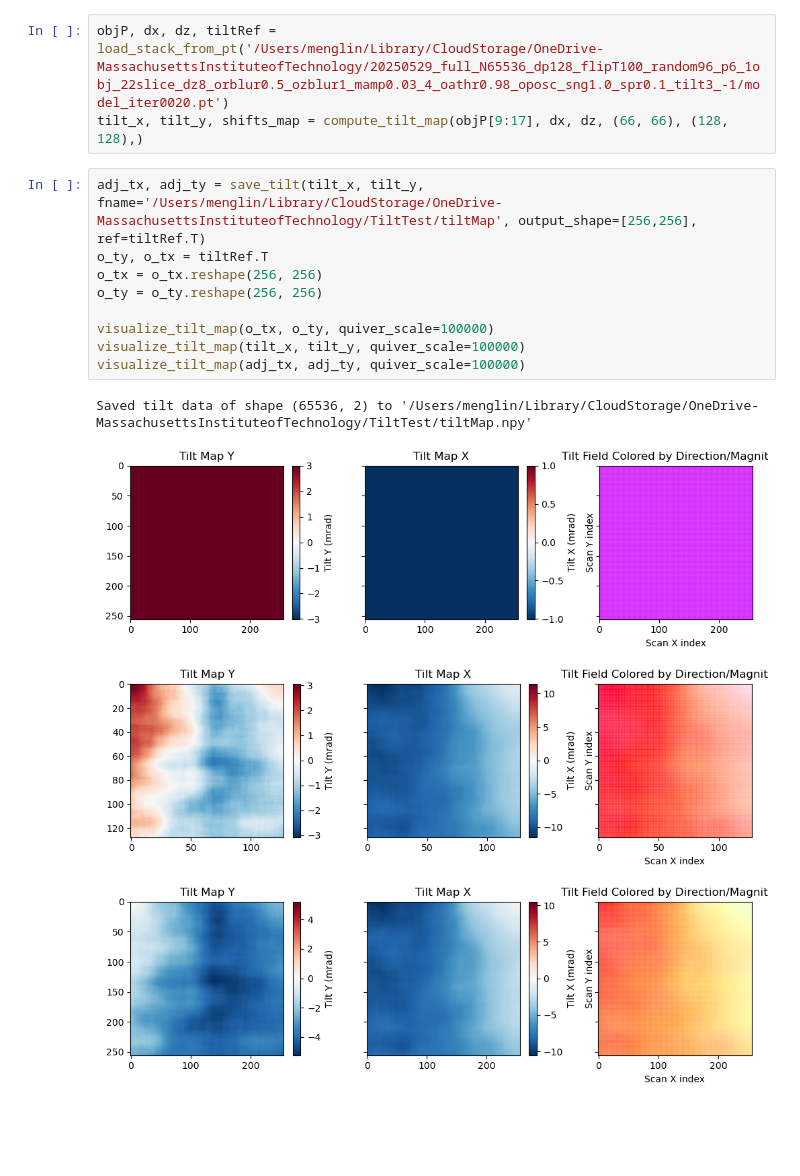
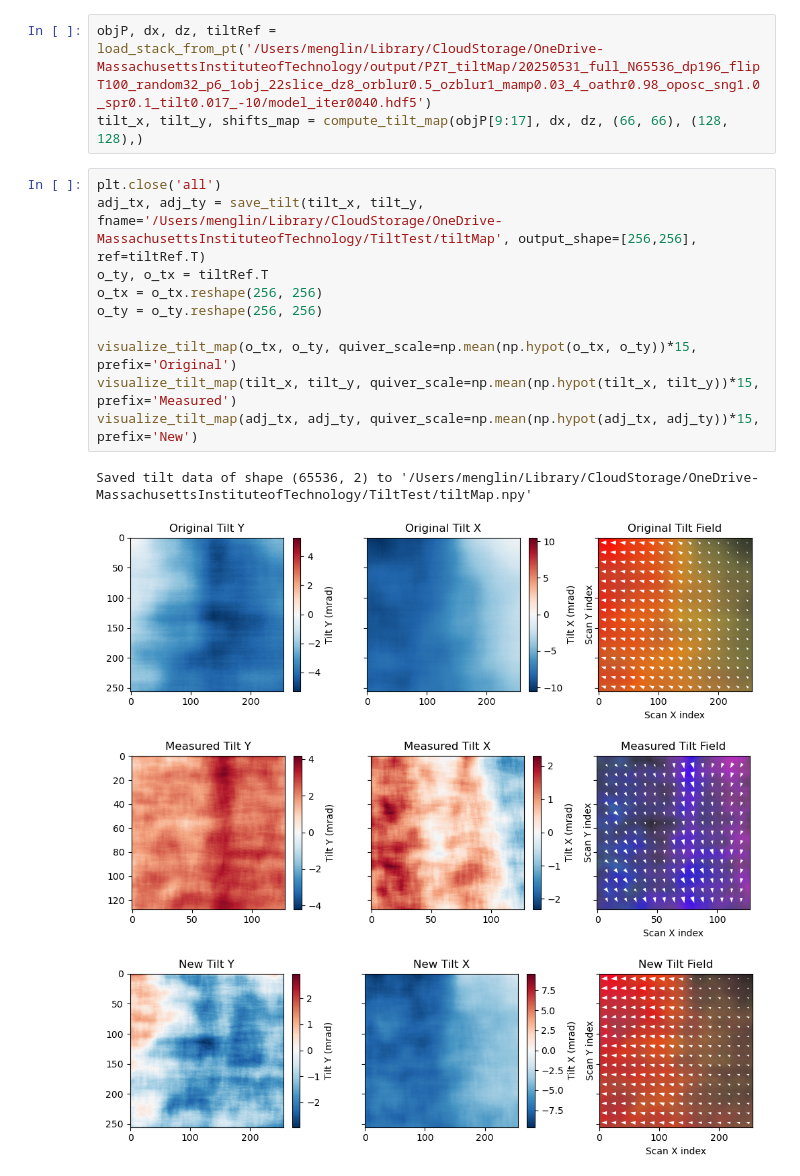
Before and after one commit to mlz-EM/ptyrad, a Jupyter notebook: scripts/get_tilt_map.ipynb, the cells around one changed output. Cells and saved outputs as stored; diff of their text form; blank space fills up the shorter version.

Commit message:
Update get_tilt_map.ipynb
tested

```diff
--- a/scripts/get_tilt_map.ipynb
+++ b/scripts/get_tilt_map.ipynb
@@ -187,19 +224,20 @@ def compute_tilt_map_EMPAD():
     """
     pass
 # %%
-objP, dx, dz, tiltRef = load_stack_from_pt('/Users/menglin/Library/CloudStorage/OneDrive-MassachusettsInstituteofTechnology/20250529_full_N65536_dp128_flipT100_random96_p6_1obj_22slice_dz8_orblur0.5_ozblur1_mamp0.03_4_oathr0.98_oposc_sng1.0_spr0.1_tilt3_-1/model_iter0020.pt')
+objP, dx, dz, tiltRef = load_stack_from_pt('/Users/menglin/Library/CloudStorage/OneDrive-MassachusettsInstituteofTechnology/output/PZT_tiltMap/20250531_full_N65536_dp196_flipT100_random32_p6_1obj_22slice_dz8_orblur0.5_ozblur1_mamp0.03_4_oathr0.98_oposc_sng1.0_spr0.1_tilt0.017_-10/model_iter0040.hdf5')
 tilt_x, tilt_y, shifts_map = compute_tilt_map(objP[9:17], dx, dz, (66, 66), (128, 128),)
 # %%
+plt.close('all')
 adj_tx, adj_ty = save_tilt(tilt_x, tilt_y, fname='/Users/menglin/Library/CloudStorage/OneDrive-MassachusettsInstituteofTechnology/TiltTest/tiltMap', output_shape=[256,256], ref=tiltRef.T)
 o_ty, o_tx = tiltRef.T
 o_tx = o_tx.reshape(256, 256)
 o_ty = o_ty.reshape(256, 256)
 
-visualize_tilt_map(o_tx, o_ty, quiver_scale=100000)
-visualize_tilt_map(tilt_x, tilt_y, quiver_scale=100000)
-visualize_tilt_map(adj_tx, adj_ty, quiver_scale=100000)
+visualize_tilt_map(o_tx, o_ty, quiver_scale=np.mean(np.hypot(o_tx, o_ty))*15, prefix='Original')
+visualize_tilt_map(tilt_x, tilt_y, quiver_scale=np.mean(np.hypot(tilt_x, tilt_y))*15, prefix='Measured')
+visualize_tilt_map(adj_tx, adj_ty, quiver_scale=np.mean(np.hypot(adj_tx, adj_ty))*15, prefix='New')
 # %% [output]
 Saved tilt data of shape (65536, 2) to '/Users/menglin/Library/CloudStorage/OneDrive-MassachusettsInstituteofTechnology/TiltTest/tiltMap.npy'
-[figure, old version]
+[figure, new version]
-[figure, old version]
+[figure, new version]
-[figure, old version]
+[figure, new version]
```
Also changed, not shown: parts of 1 cell of this notebook.
